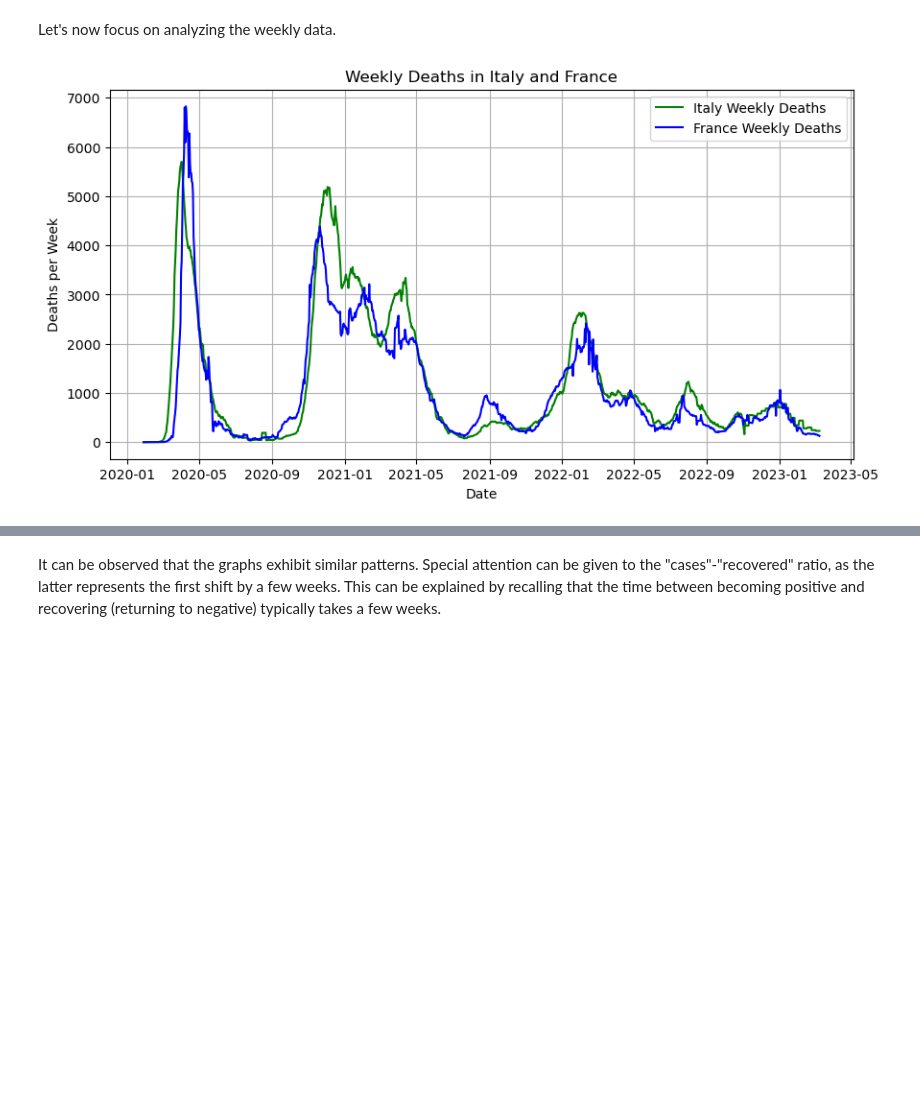
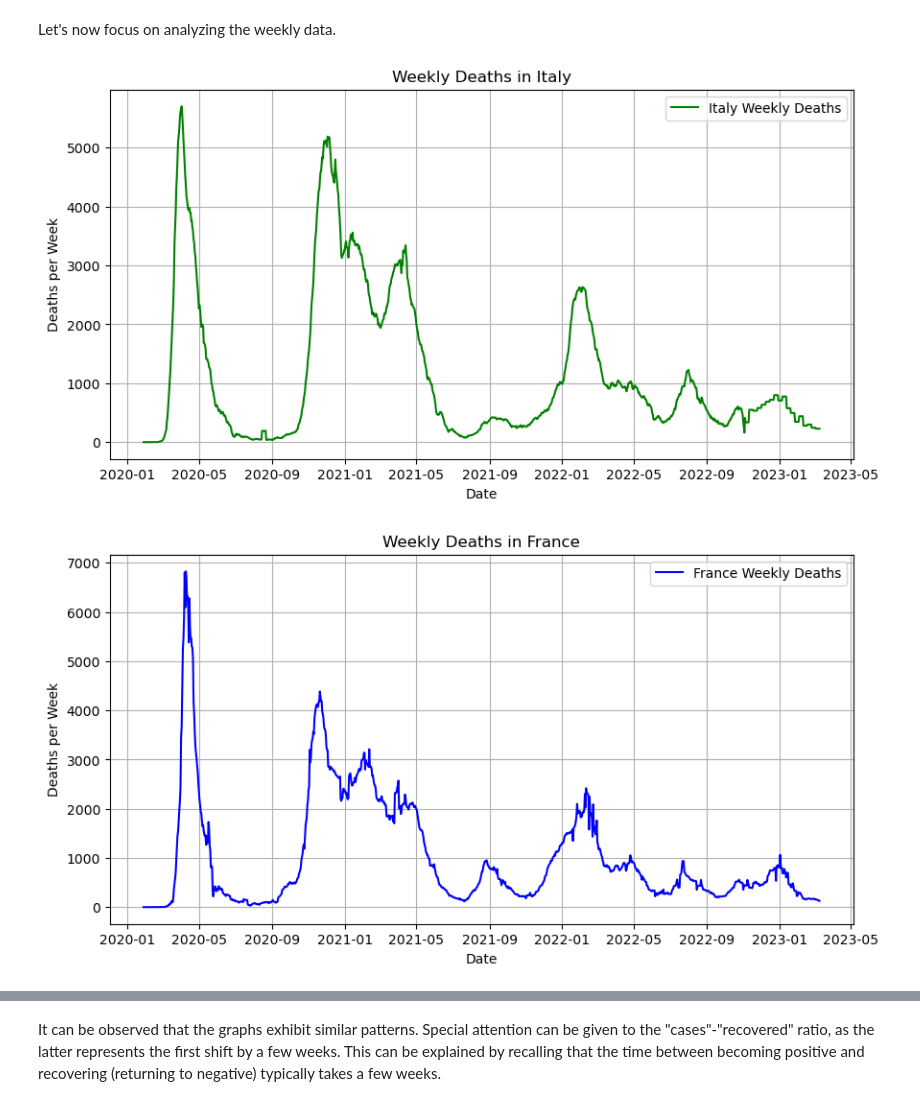
Before and after one commit to Gerva02/Python_for_data_science, a Jupyter notebook: Second.ipynb, the cells around one changed output, grey strips where cells are left out. Drawn from its saved outputs; the diff is of its cells as text; code cells hidden in the pictures; blank space fills up the shorter version.

```diff
--- a/Second.ipynb
+++ b/Second.ipynb
@@ -207,21 +284,29 @@ Let's now focus on analyzing the weekly data.
 # %%
 data_it = data_it.copy()
 data_it.loc[:, "weekly_deaths"] = data_it["deaths"].diff(periods=7)
 data_fr = data_fr.copy()
 data_fr.loc[:, "weekly_deaths"] = data_fr["deaths"].diff(periods=7)
 
 plt.figure(figsize=(10, 5))
 plt.plot(data_it.index, data_it["weekly_deaths"], label="Italy Weekly Deaths", color="green")
-plt.plot(data_fr.index, data_fr["weekly_deaths"], label="France Weekly Deaths", color="blue")
-
-plt.title("Weekly Deaths in Italy and France")
+plt.title("Weekly Deaths in Italy")
 plt.xlabel("Date")
 plt.ylabel("Deaths per Week")
 plt.legend()
 plt.grid()
 plt.show()
+
+plt.figure(figsize=(10, 5))
+plt.plot(data_fr.index, data_fr["weekly_deaths"], label="France Weekly Deaths", color="blue")
+plt.title("Weekly Deaths in France")
+plt.xlabel("Date")
+plt.ylabel("Deaths per Week")
+plt.legend()
+plt.grid()
+plt.show()
 # %% [output]
-[figure, old version]
+[figure, new version]
+[figure, added]
 # %%
 data_it["weekly_cases"] = data_it["cases"].diff(periods=7)
 data_fr["weekly_cases"] = data_fr["cases"].diff(periods=7)
```
Also changed, not shown: parts of 16 cells of this notebook.
